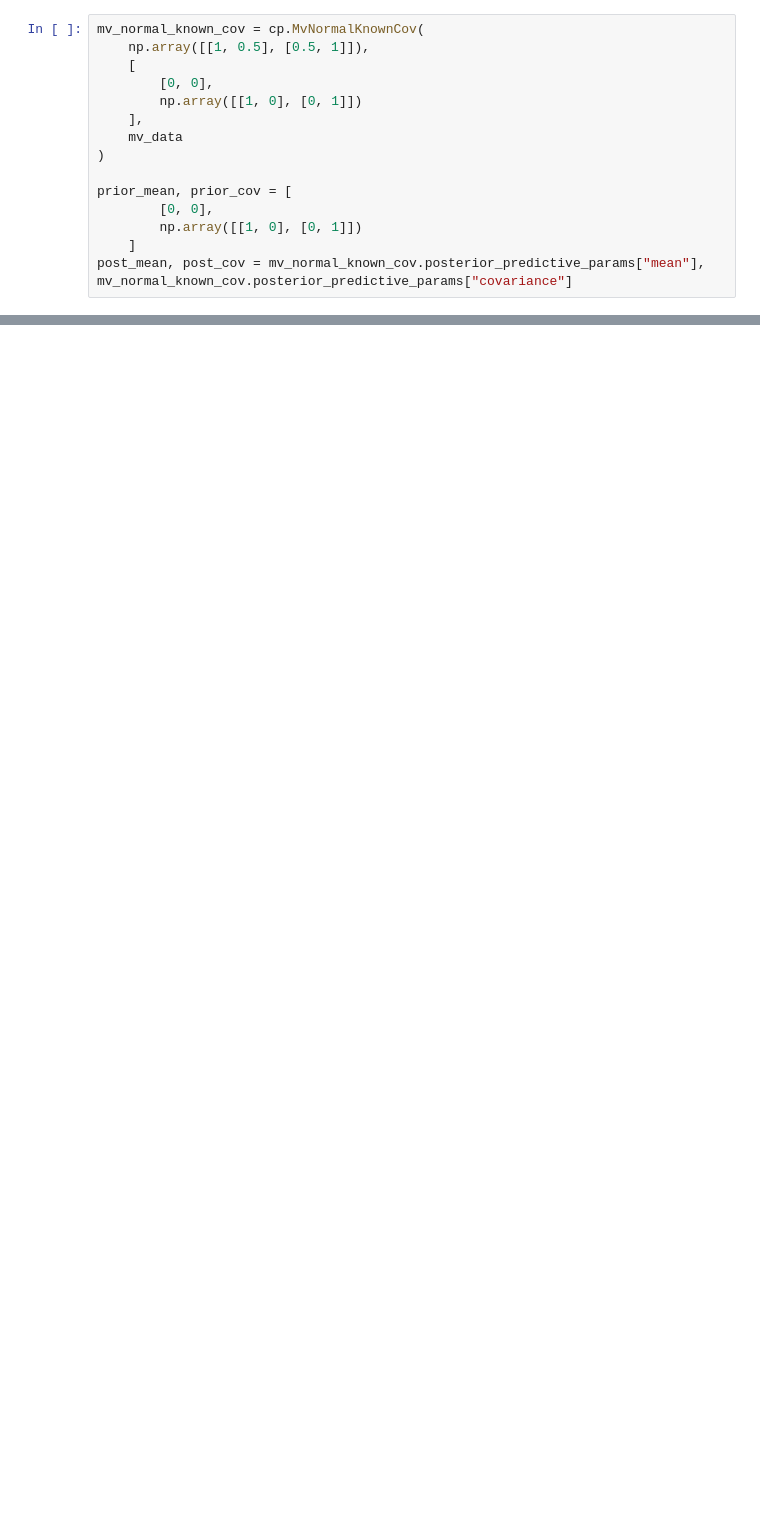
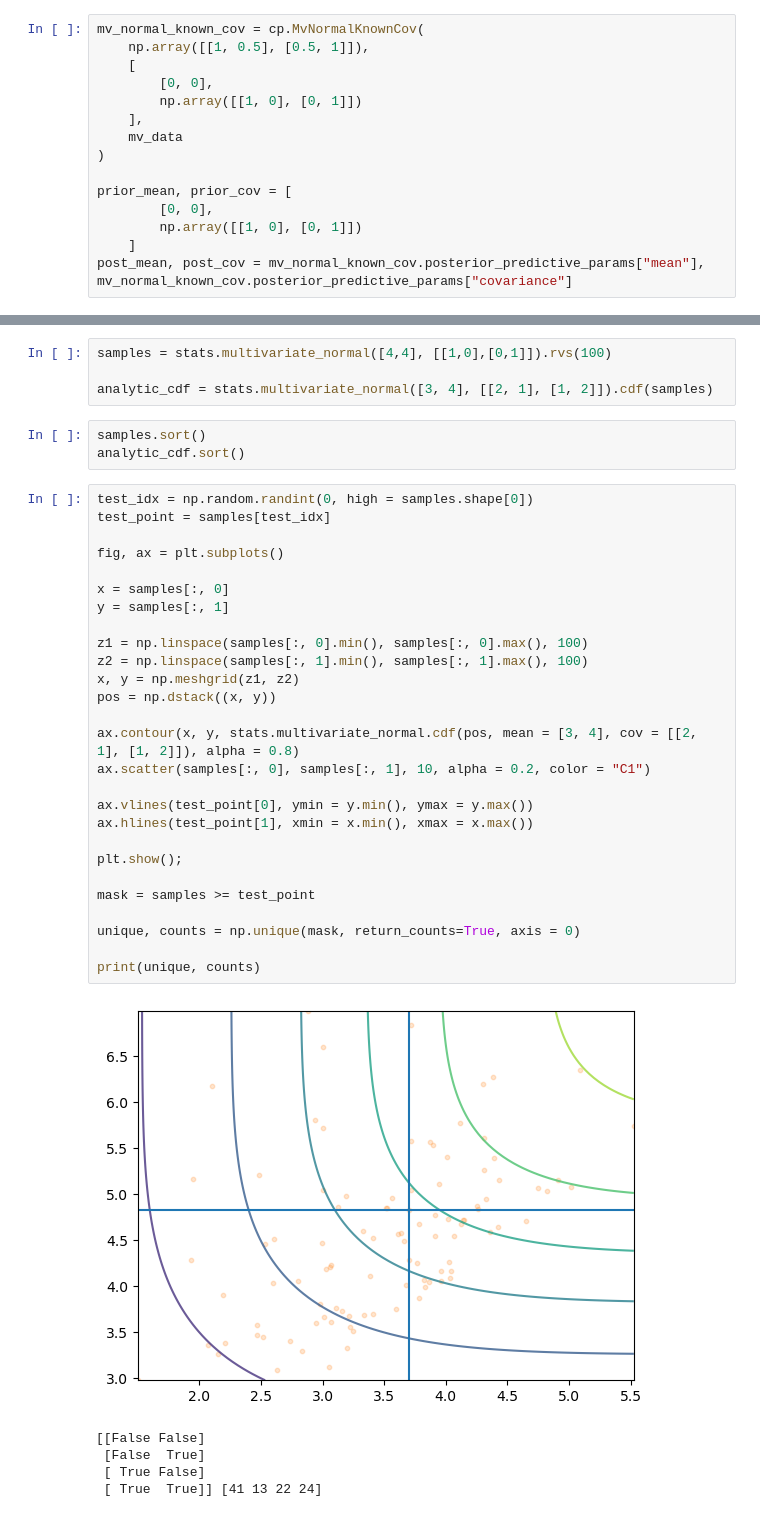
Before and after one commit to patrick-pagni/whats_your_bench, a Jupyter notebook: notebooks/scratch.ipynb, the cells around one changed output, grey strips where cells are left out. Saved outputs shown, nothing was run; the diff lists cells and outputs as text; blank space fills up the shorter version.

```diff
--- a/notebooks/scratch.ipynb
+++ b/notebooks/scratch.ipynb
@@ -147,0 +158,40 @@ plt.show();
+# %%
+samples = stats.multivariate_normal([4,4], [[1,0],[0,1]]).rvs(100)
+
+analytic_cdf = stats.multivariate_normal([3, 4], [[2, 1], [1, 2]]).cdf(samples)
+# %%
+samples.sort()
+analytic_cdf.sort()
+# %%
+test_idx = np.random.randint(0, high = samples.shape[0])
+test_point = samples[test_idx]
+
+fig, ax = plt.subplots()
+
+x = samples[:, 0]
+y = samples[:, 1]
+
+z1 = np.linspace(samples[:, 0].min(), samples[:, 0].max(), 100)
+z2 = np.linspace(samples[:, 1].min(), samples[:, 1].max(), 100)
+x, y = np.meshgrid(z1, z2)
+pos = np.dstack((x, y))
+
+ax.contour(x, y, stats.multivariate_normal.cdf(pos, mean = [3, 4], cov = [[2, 1], [1, 2]]), alpha = 0.8)
+ax.scatter(samples[:, 0], samples[:, 1], 10, alpha = 0.2, color = "C1")
+
+ax.vlines(test_point[0], ymin = y.min(), ymax = y.max())
+ax.hlines(test_point[1], xmin = x.min(), xmax = x.max())
+
+plt.show();
+
+mask = samples >= test_point
+
+unique, counts = np.unique(mask, return_counts=True, axis = 0)
+
+print(unique, counts)
+# %% [output]
+[figure, added]
+[[False False]
+ [False  True]
+ [ True False]
+ [ True  True]] [41 13 22 24]
```
Also changed, not shown: parts of 35 cells of this notebook, 3 other files.
